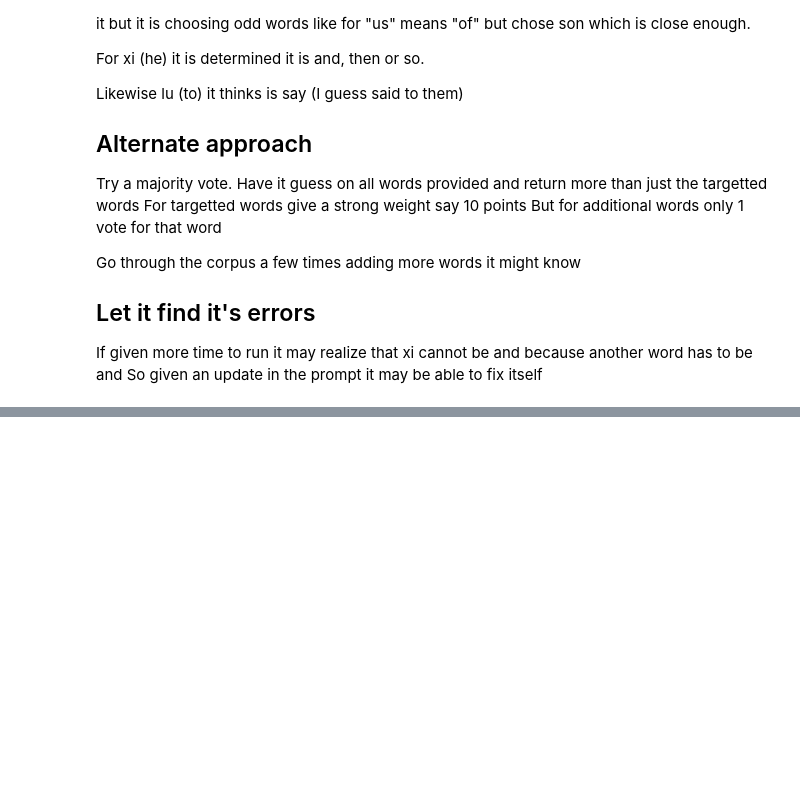
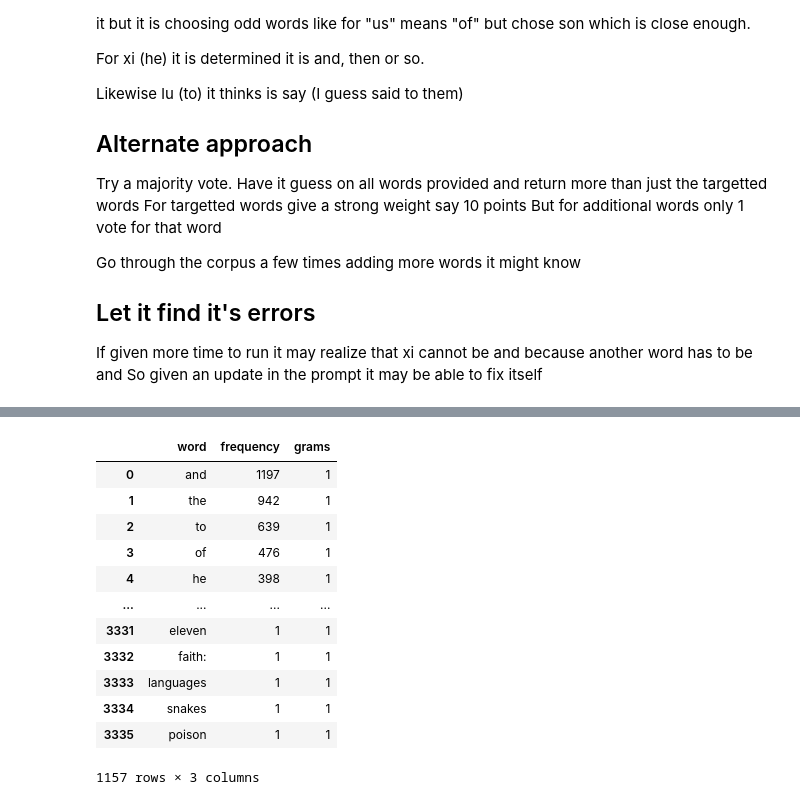
Before and after one commit to sil-ai/sil-microsoft-hackathon-2023, a Jupyter notebook: project_2_task/create_glossary.ipynb, the cells around one changed output, grey strips where cells are left out. Drawn from its saved outputs; the diff is of its cells as text; code cells hidden in the pictures; blank space fills up the shorter version.

```diff
--- a/project_2_task/create_glossary.ipynb
+++ b/project_2_task/create_glossary.ipynb
@@ -535,0 +610,16 @@ So given an update in the prompt it may be able to fix itself
+# %%
+words_df[words_df['grams'] == 1]
+# %% [output]
+|  | word | frequency | grams |
+| 0 | and | 1197 | 1 |
+| 1 | the | 942 | 1 |
+| 2 | to | 639 | 1 |
+| 3 | of | 476 | 1 |
+| 4 | he | 398 | 1 |
+| ... | ... | ... | ... |
+| 3331 | eleven | 1 | 1 |
+| 3332 | faith: | 1 | 1 |
+| 3333 | languages | 1 | 1 |
+| 3334 | snakes | 1 | 1 |
+| 3335 | poison | 1 | 1 |
+1157 rows × 3 columns
```
Also changed, not shown: parts of 4 cells of this notebook, 2 other files.
